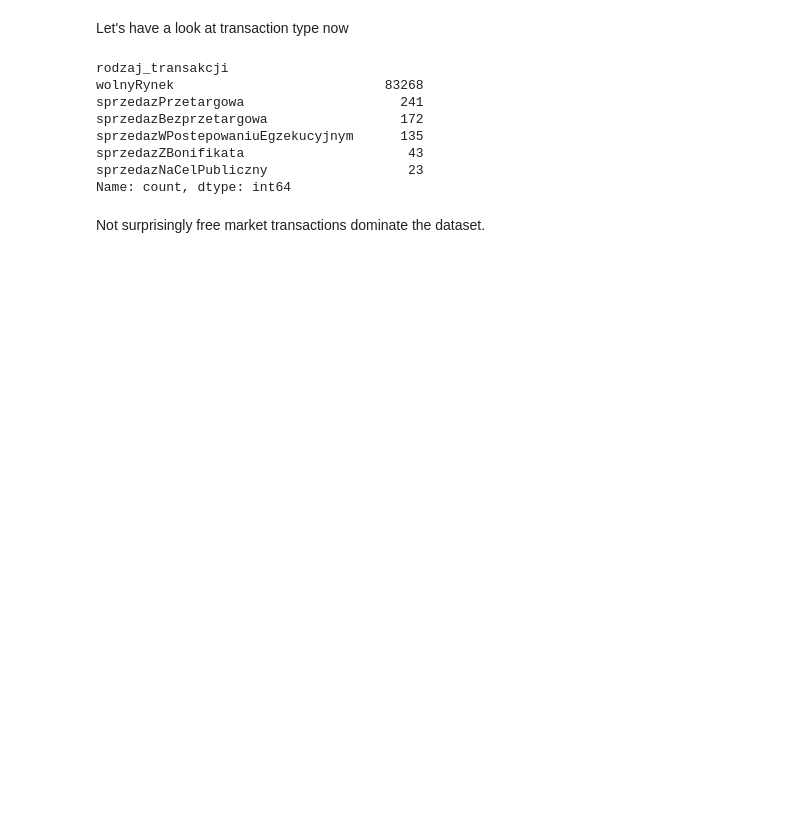
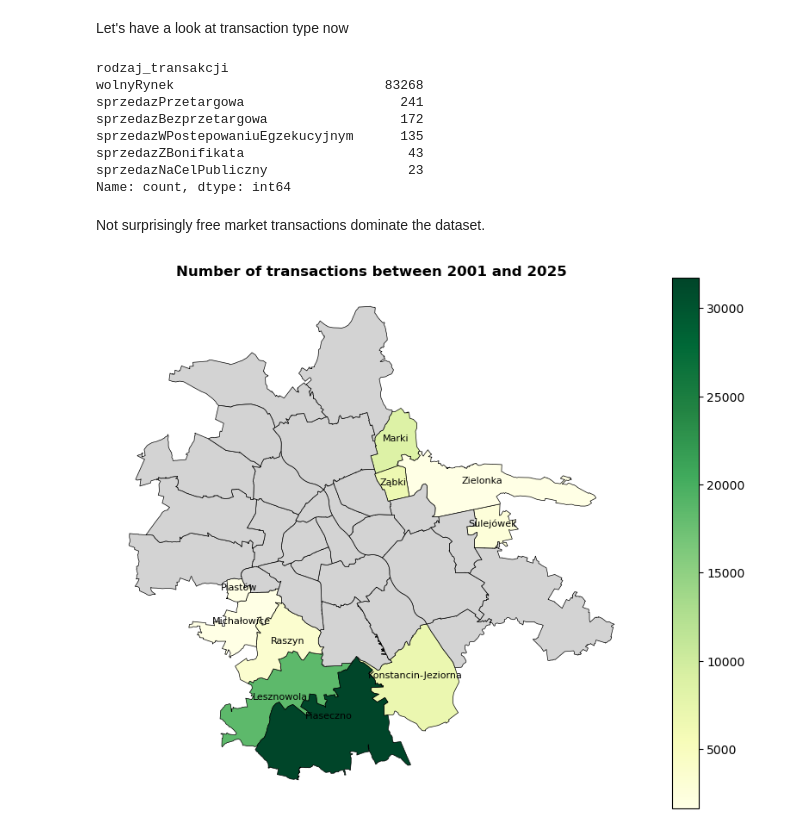
Before and after one commit to aleksandraradecka1/plots_poland, a Jupyter notebook: querying_transactions.ipynb, the cells around one changed output. Cells and saved outputs as stored; diff of their text form; code cells hidden in the pictures; blank space fills up the shorter version.

```diff
--- a/querying_transactions.ipynb
+++ b/querying_transactions.ipynb
@@ -701,3 +736,42 @@ sprzedazNaCelPubliczny                  23
 Name: count, dtype: int64
 # %% [markdown]
 Not surprisingly free market transactions dominate the dataset.
+# %%
+trans_mun_counts = trans_full_years_df['nazwa_gminy'].value_counts().rename('trans_mun_count')
+trans_mun_counts_df = trans_mun_counts.reset_index()
+trans_mun_counts_df.columns = ['nazwa_gminy', 'trans_mun_count']
+adja_gdf = adja_gdf.merge(trans_mun_counts_df, on='nazwa_gminy', how='left')
+# %%
+fig, ax = plt.subplots(figsize=(10, 8))
+
+adja_gdf.plot(
+    column='trans_mun_count',
+    cmap='YlGn',
+    linewidth=0.5,
+    edgecolor='black',
+    legend=True,
+    missing_kwds={
+        "color": "lightgray",
+        "label": "No data"
+    },
+    ax=ax
+)
+
+adja_gdf["label_point"] = adja_gdf.geometry.representative_point()
+
+for idx, row in adja_gdf.iterrows():
+    if not pd.isna(row['trans_mun_count']):
+        ax.text(
+            row["label_point"].x,
+            row["label_point"].y,
+            row["nazwa_gminy"],
+            ha="center",
+            fontsize=8
+        )
+
+ax.set_title("Number of transactions between 2001 and 2025", fontweight="bold")
+ax.axis("off")
+
+plt.show();
+# %% [output]
+[figure, added]
```
Also changed, not shown: parts of 19 cells of this notebook.
